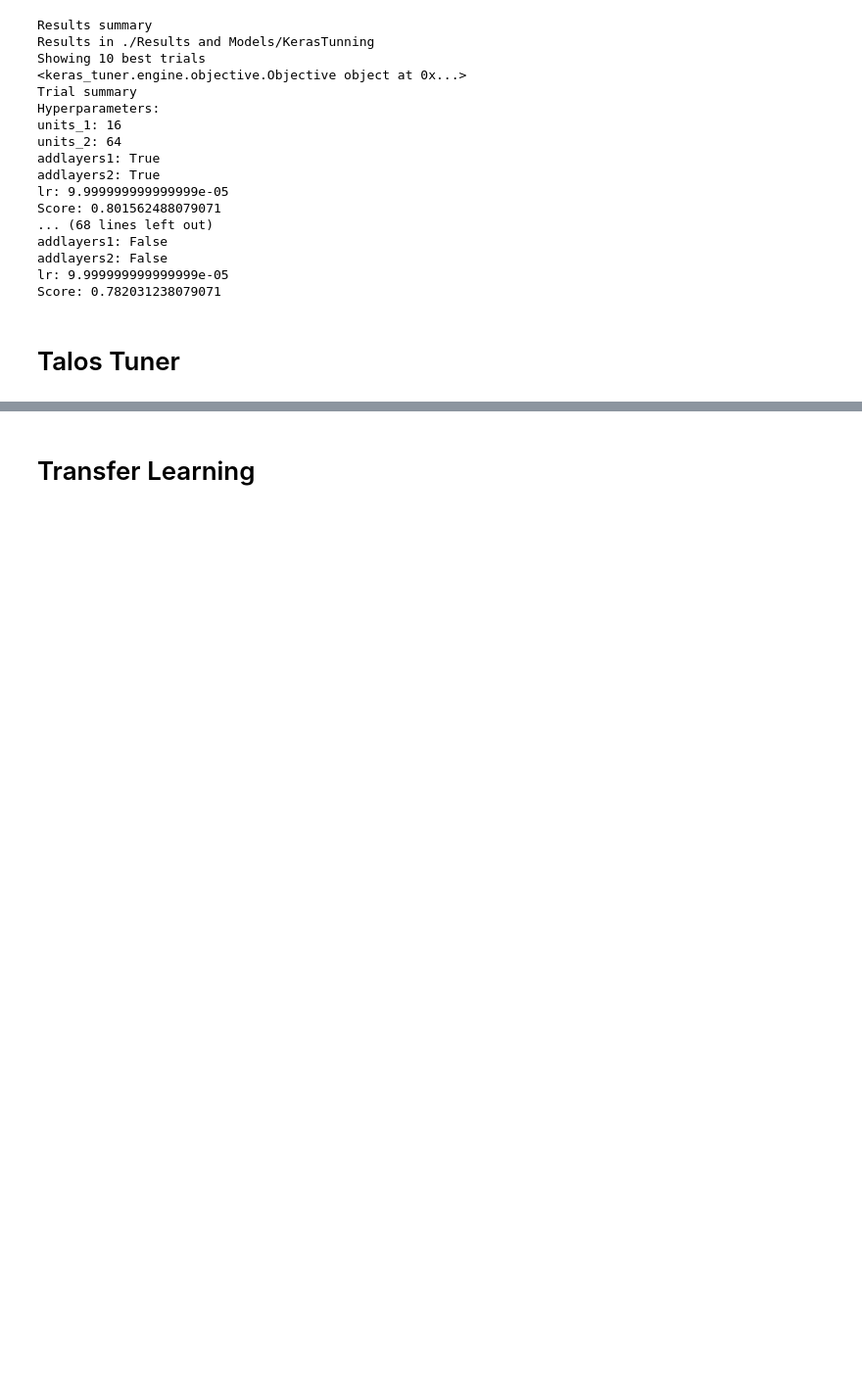
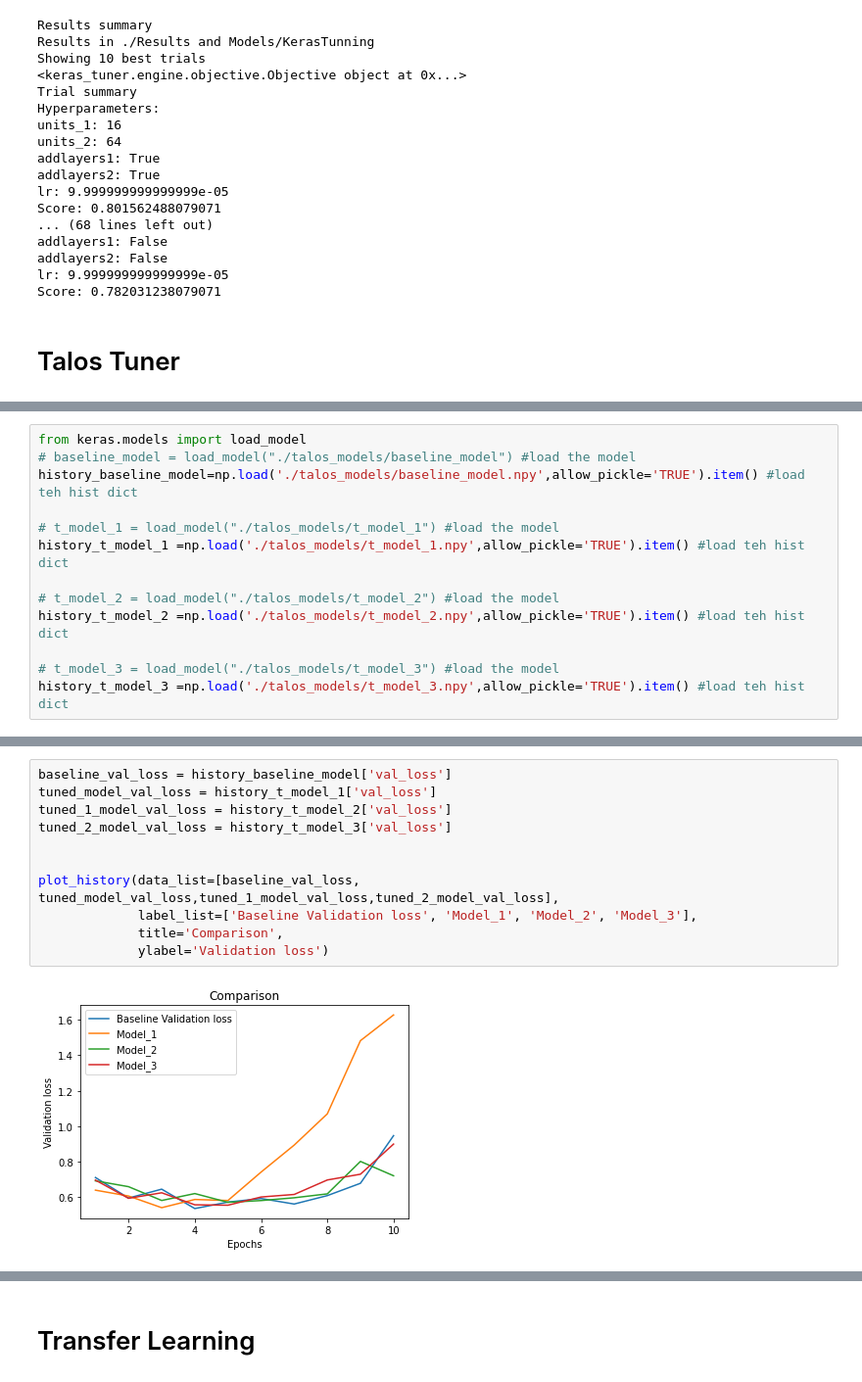
Before and after one commit to AleFax99/DeepLearning_GroupProject, a Jupyter notebook: DL_Assignment_baseline_2__IN_USE.ipynb, the cells around one changed output, grey strips where cells are left out. Shown: that part at 98% size. Saved outputs shown, nothing was run; the diff lists cells and outputs as text; blank space fills up the shorter version.

```diff
--- a/DL_Assignment_baseline_2__IN_USE.ipynb
+++ b/DL_Assignment_baseline_2__IN_USE.ipynb
@@ -811,0 +1041,13 @@ Score: 0.782031238079071
+# %%
+from keras.models import load_model
+# baseline_model = load_model("./talos_models/baseline_model") #load the model
+history_baseline_model=np.load('./talos_models/baseline_model.npy',allow_pickle='TRUE').item() #load teh hist dict
+
+# t_model_1 = load_model("./talos_models/t_model_1") #load the model
+history_t_model_1 =np.load('./talos_models/t_model_1.npy',allow_pickle='TRUE').item() #load teh hist dict
+
+# t_model_2 = load_model("./talos_models/t_model_2") #load the model
+history_t_model_2 =np.load('./talos_models/t_model_2.npy',allow_pickle='TRUE').item() #load teh hist dict
+
+# t_model_3 = load_model("./talos_models/t_model_3") #load the model
+history_t_model_3 =np.load('./talos_models/t_model_3.npy',allow_pickle='TRUE').item() #load teh hist dict
@@ -811,0 +1073,13 @@ Score: 0.782031238079071
+# %%
+baseline_val_loss = history_baseline_model['val_loss']
+tuned_model_val_loss = history_t_model_1['val_loss']
+tuned_1_model_val_loss = history_t_model_2['val_loss']
+tuned_2_model_val_loss = history_t_model_3['val_loss']
+
+
+plot_history(data_list=[baseline_val_loss, tuned_model_val_loss,tuned_1_model_val_loss,tuned_2_model_val_loss],
+             label_list=['Baseline Validation loss', 'Model_1', 'Model_2', 'Model_3'],
+             title='Comparison',
+             ylabel='Validation loss')
+# %% [output]
+[figure, added]
```
Also changed, not shown: parts of 20 cells of this notebook.
